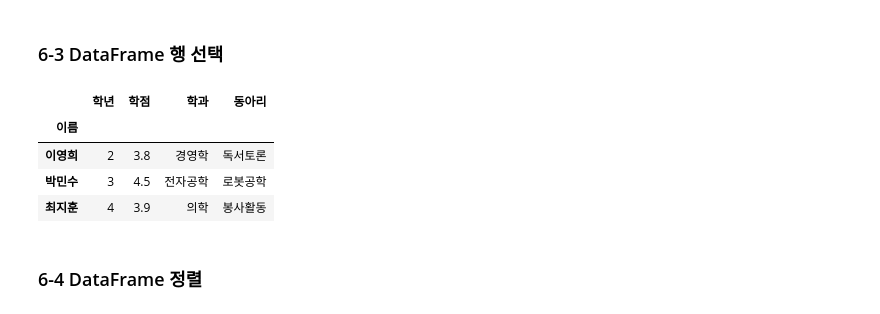
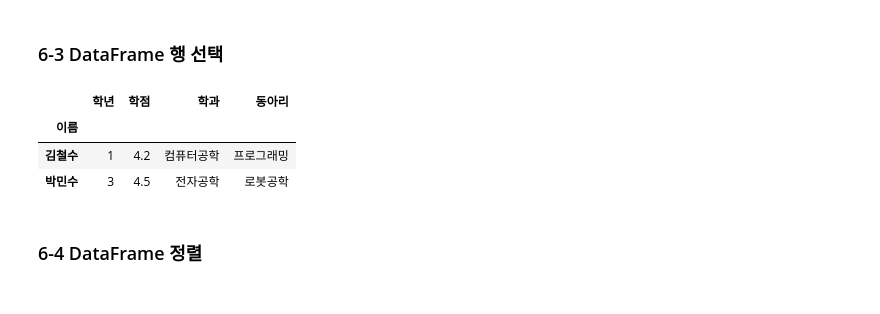
Before and after one commit to StellaCho-Study/Data-Analysis-with-Open-Source, a Jupyter notebook: 오픈소스_데이터_분석_6강.ipynb, the cells around one changed output. Drawn from its saved outputs; the diff is of its cells as text; code cells hidden in the pictures.

```diff
--- a/오픈소스_데이터_분석_6강.ipynb
+++ b/오픈소스_데이터_분석_6강.ipynb
@@ -78,36 +78,36 @@ df_renamed
 # %%
 import pandas as pd
 
 data = {
     "이름": ["김철수", "이영희", "박민수", "최지훈", "정소희"],
     "학년": [1, 2, 3, 4, 2],
     "학점": [4.2, 3.8, 4.5, 3.9, 3.5],
     "학과": ["컴퓨터공학", "경영학", "전자공학", "의학", "심리학"],
     "동아리": ["프로그래밍", "독서토론", "로봇공학", "봉사활동", "음악감상"]
 }
 
 #DataFrame 인덱스 지정
 df = pd.DataFrame(data)
 df = df.set_index('이름')
 df
 
 #DataFrame 행 선택
 df.loc['김철수']  # set_index를 하지 않으면 숫자로 인자로 입력해야 함.
 df.loc[['김철수', '이영희']]
 df.loc['김철수':'박민수']  # 슬라이싱 가능
 
 #DataFrame 위치 기반 행 선택
-df.iloc[1]  # 두번째 자료(index 0부터 시작)
+df.iloc[1]  # 두 번째 자료(index 0부터 시작)
 df.iloc[[2,3]]
 df.iloc[1:4]
 
 #DataFrame 조건 기반 선택
+df.loc[[True, False, True, False, False]]  # 첫, 세 번째 학생 정보만 가져옴. (인자의 수와 학생 수가 같아야 함)
 # %% [output]
 |  | 학년 | 학점 | 학과 | 동아리 |
 | 이름 |  |  |  |  |
-| 이영희 | 2 | 3.8 | 경영학 | 독서토론 |
+| 김철수 | 1 | 4.2 | 컴퓨터공학 | 프로그래밍 |
 | 박민수 | 3 | 4.5 | 전자공학 | 로봇공학 |
-| 최지훈 | 4 | 3.9 | 의학 | 봉사활동 |
 # %% [markdown]
 ### 6-4 DataFrame 정렬
 # %%
```
